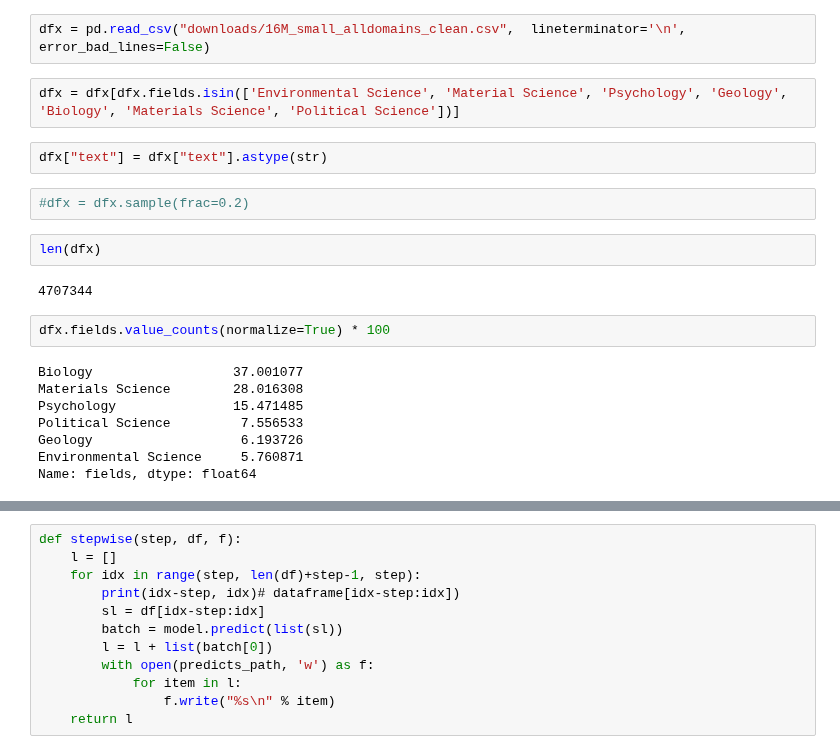
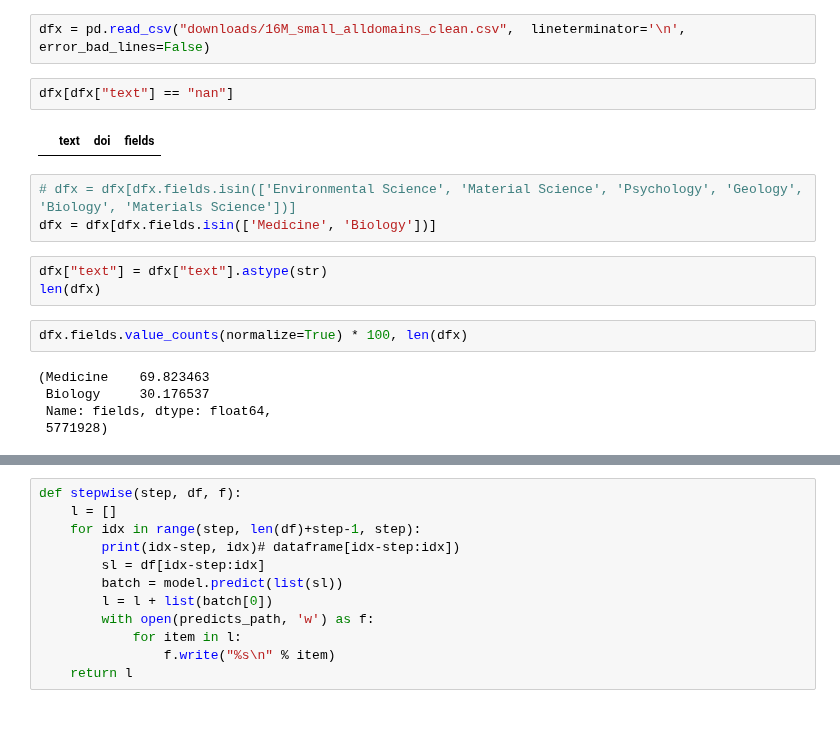
Before and after one commit to ScienceOctopus/octoflow, a Jupyter notebook: 04_sentence_transformers.ipynb, the cells around one changed output, grey strips where cells are left out. Saved outputs shown, nothing was run; the diff lists cells and outputs as text; blank space fills up the shorter version.

```diff
--- a/04_sentence_transformers.ipynb
+++ b/04_sentence_transformers.ipynb
@@ -120,24 +156,21 @@ result
 import pandas as pd
 # %%
 dfx = pd.read_csv("downloads/16M_small_alldomains_clean.csv",  lineterminator='\n', error_bad_lines=False)
+# %%
+dfx[dfx["text"] == "nan"]
+# %% [output]
+|  | text | doi | fields |
 # %%
-dfx = dfx[dfx.fields.isin(['Environmental Science', 'Material Science', 'Psychology', 'Geology', 'Biology', 'Materials Science', 'Political Science'])]
+# dfx = dfx[dfx.fields.isin(['Environmental Science', 'Material Science', 'Psychology', 'Geology', 'Biology', 'Materials Science'])]
+dfx = dfx[dfx.fields.isin(['Medicine', 'Biology'])]
 # %%
 dfx["text"] = dfx["text"].astype(str)
+len(dfx)
-# %%
-#dfx = dfx.sample(frac=0.2)
-# %%
-len(dfx)
-# %% [output]
-4707344
 # %%
-dfx.fields.value_counts(normalize=True) * 100
+dfx.fields.value_counts(normalize=True) * 100, len(dfx)
 # %% [output]
-Biology                  37.001077
-Materials Science        28.016308
-Psychology               15.471485
-Political Science         7.556533
-Geology                   6.193726
-Environmental Science     5.760871
-Name: fields, dtype: float64
+(Medicine    69.823463
+ Biology     30.176537
+ Name: fields, dtype: float64,
+ 5771928)
 # %%
```
Also changed, not shown: parts of 42 cells of this notebook, 2 other files.
